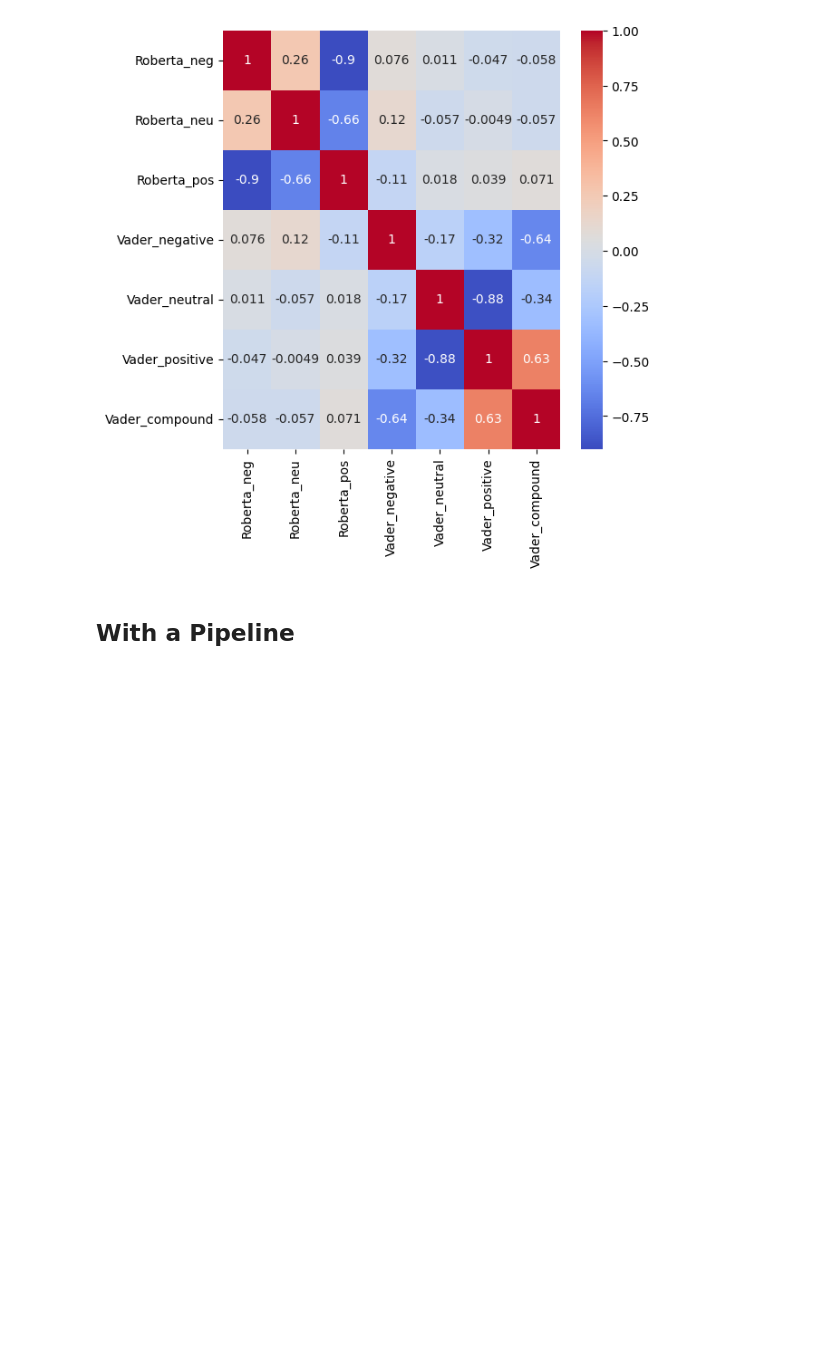
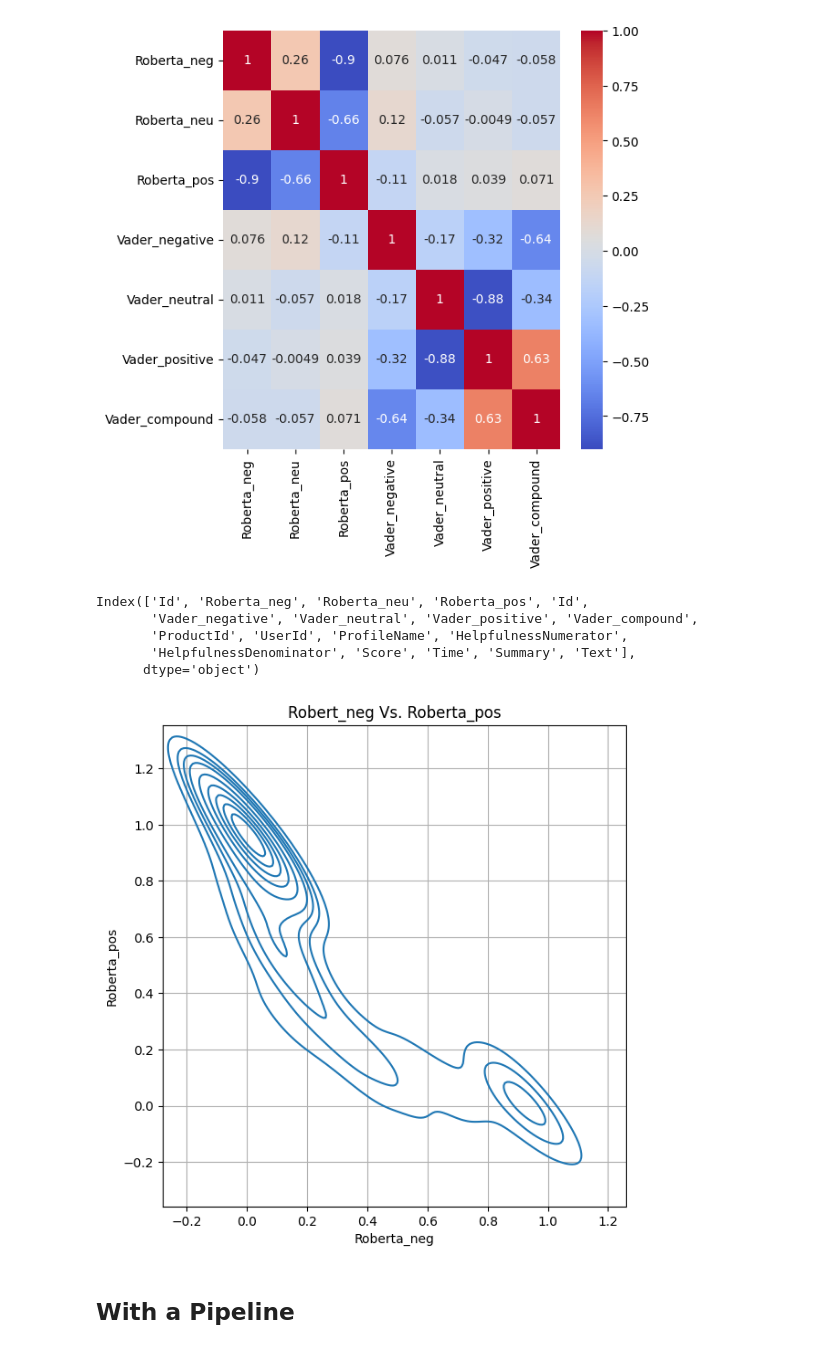
Before and after one commit to gaixen/Sentiment_Analysis_EndtoEnd, a Jupyter notebook: Sentiment_Analysis_VADER_RoBERTa.ipynb, the cells around one changed output. Cells and saved outputs as stored; diff of their text form; code cells hidden in the pictures; blank space fills up the shorter version.

```diff
--- a/Sentiment_Analysis_VADER_RoBERTa.ipynb
+++ b/Sentiment_Analysis_VADER_RoBERTa.ipynb
@@ -346,6 +353,23 @@ sns.heatmap(results_df_use.corr() , annot = True , cmap='coolwarm')
 # %% [output]
 <Axes: >
 [figure]
+# %%
+results_df.columns
+# %% [output]
+Index(['Id', 'Roberta_neg', 'Roberta_neu', 'Roberta_pos', 'Id',
+       'Vader_negative', 'Vader_neutral', 'Vader_positive', 'Vader_compound',
+       'ProductId', 'UserId', 'ProfileName', 'HelpfulnessNumerator',
+       'HelpfulnessDenominator', 'Score', 'Time', 'Summary', 'Text'],
+      dtype='object')
+# %%
+plt.figure(figsize=(6,6))
+sns.kdeplot(data = results_df , x = 'Roberta_neg' , y = 'Roberta_pos')
+plt.tight_layout()
+plt.grid(True)
+plt.title("Robert_neg Vs. Roberta_pos")
+plt.show()
+# %% [output]
+[figure, added]
 # %% [markdown]
 ## With a Pipeline
 # %%
```
Also changed, not shown: parts of 10 cells of this notebook.
